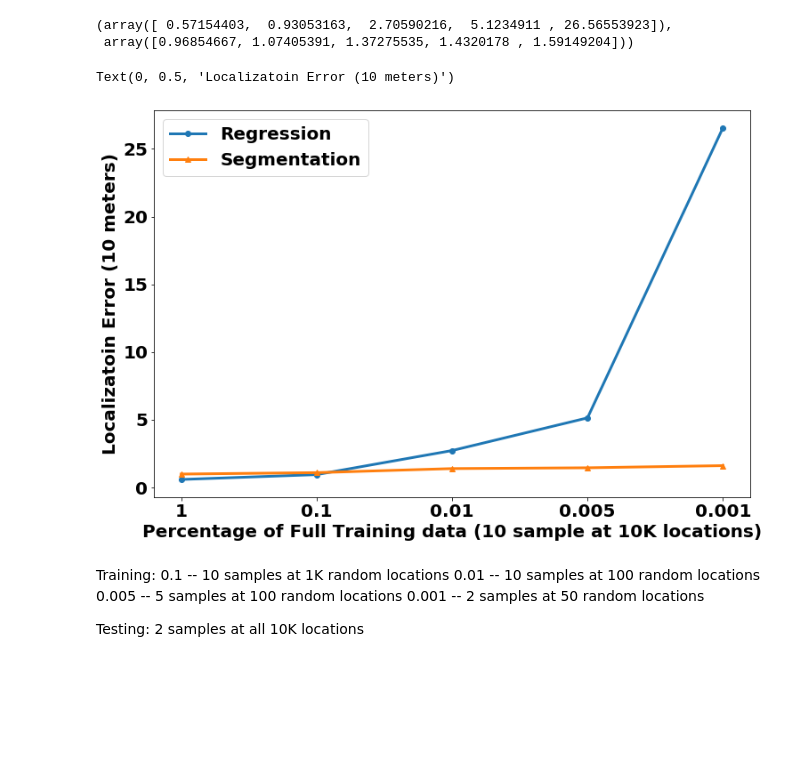
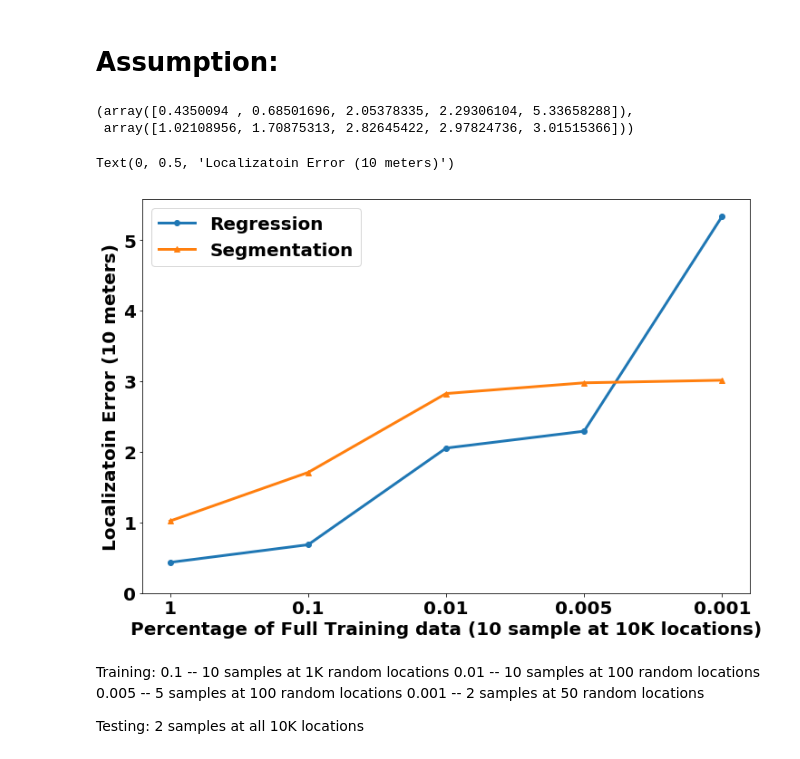
Before and after one commit to caitaozhan/deeplearning-localization, a Jupyter notebook: experimental/plot.ipynb, the cells around one changed output. Cells and saved outputs as stored; diff of their text form; code cells hidden in the pictures; blank space fills up the shorter version.

```diff
--- a/experimental/plot.ipynb
+++ b/experimental/plot.ipynb
@@ -6,25 +6,28 @@ import numpy as np
 plt.rcParams['font.weight'] = 'bold'
 plt.rcParams['axes.labelweight'] = 'bold'
 plt.rcParams['font.size'] = 20
+# %% [markdown]
+# Assumption:
 # %%
-reg = np.loadtxt('regression.txt')
-seg = np.loadtxt('segmentation.txt')
+reg = np.loadtxt('regression3.txt')
+seg = np.loadtxt('segmentation3.txt')
 reg, seg
 # %% [output]
-(array([ 0.57154403,  0.93053163,  2.70590216,  5.1234911 , 26.56553923]),
- array([0.96854667, 1.07405391, 1.37275535, 1.4320178 , 1.59149204]))
+(array([0.4350094 , 0.68501696, 2.05378335, 2.29306104, 5.33658288]),
+ array([1.02108956, 1.70875313, 2.82645422, 2.97824736, 3.01515366]))
 # %%
 fig, ax = plt.subplots(figsize=(12, 8))
 plt.plot(reg, linewidth=3, marker='o', label='Regression')
 plt.plot(seg, linewidth=3, marker='^', label='Segmentation')
+ax.set_yticks(list(range(6)))
 ax.set_xticks([0, 1, 2, 3, 4])
 ax.set_xticklabels([1, 0.1, 0.01, 0.005, 0.001])
 ax.legend()
 ax.set_xlabel('Percentage of Full Training data (10 sample at 10K locations)')
 ax.set_ylabel('Localizatoin Error (10 meters)')
 # %% [output]
 Text(0, 0.5, 'Localizatoin Error (10 meters)')
-[figure, old version]
+[figure, new version]
 # %% [markdown]
 Training:
 0.1  -- 10 samples at 1K random locations
```
Also changed, not shown: 6 other files.
